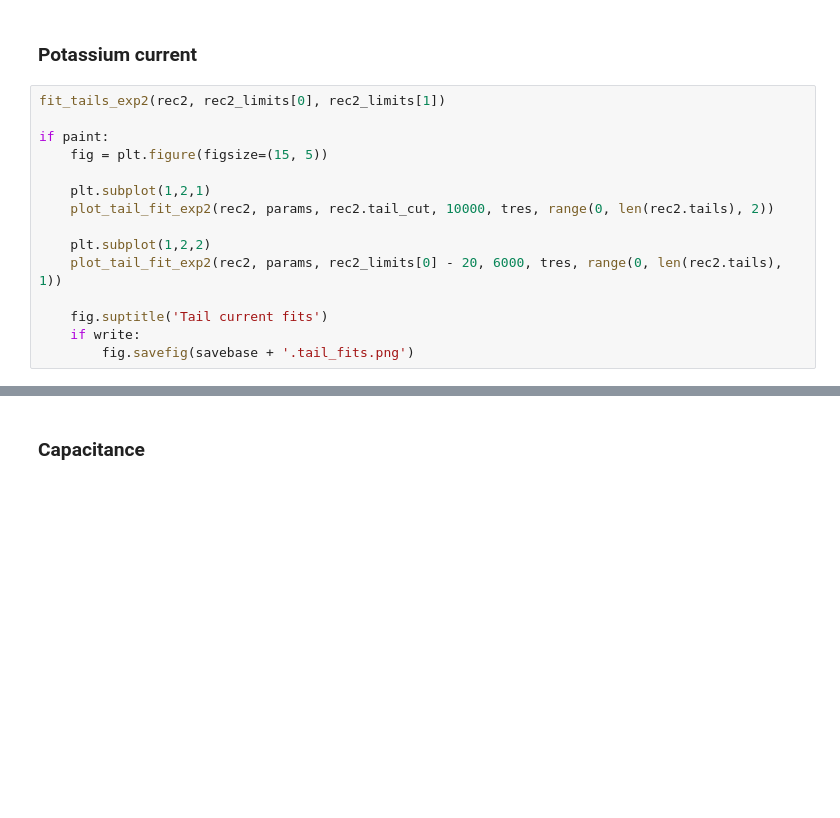
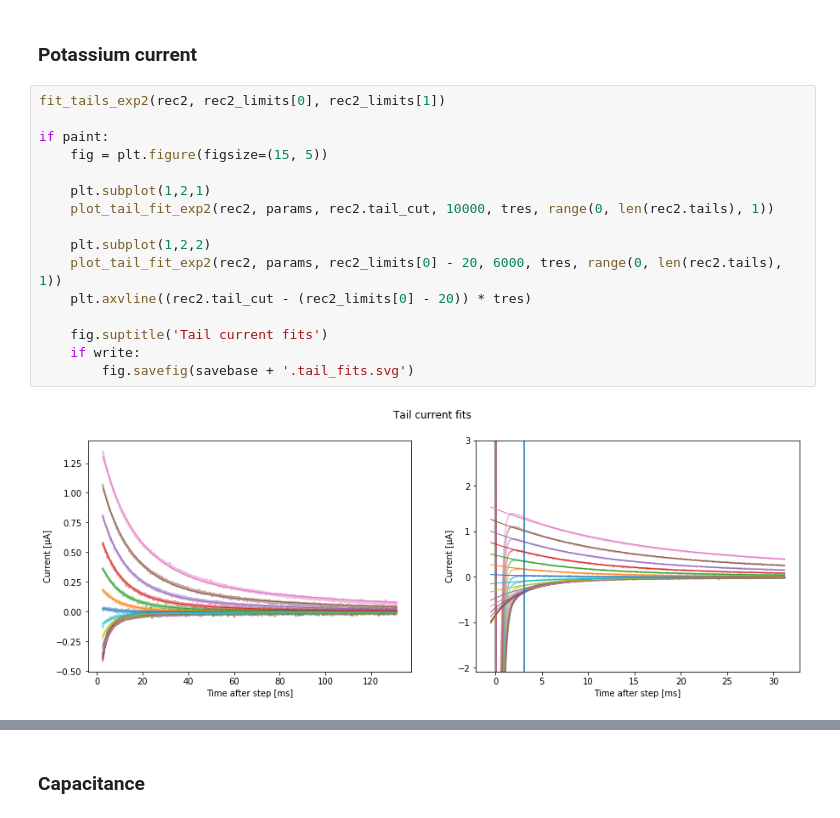
Before and after one commit to kernfel/mostips-analysis, a Jupyter notebook: Kv21.ipynb, the cells around one changed output, grey strips where cells are left out. Drawn from its saved outputs; the diff is of its cells as text; blank space fills up the shorter version.

```diff
--- a/Kv21.ipynb
+++ b/Kv21.ipynb
@@ -155,18 +182,21 @@ if paint:
 # %%
 fit_tails_exp2(rec2, rec2_limits[0], rec2_limits[1])
 
 if paint:
     fig = plt.figure(figsize=(15, 5))
 
     plt.subplot(1,2,1)
-    plot_tail_fit_exp2(rec2, params, rec2.tail_cut, 10000, tres, range(0, len(rec2.tails), 2))
+    plot_tail_fit_exp2(rec2, params, rec2.tail_cut, 10000, tres, range(0, len(rec2.tails), 1))
 
     plt.subplot(1,2,2)
     plot_tail_fit_exp2(rec2, params, rec2_limits[0] - 20, 6000, tres, range(0, len(rec2.tails), 1))
+    plt.axvline((rec2.tail_cut - (rec2_limits[0] - 20)) * tres)
 
     fig.suptitle('Tail current fits')
     if write:
-        fig.savefig(savebase + '.tail_fits.png')
+        fig.savefig(savebase + '.tail_fits.svg')
+# %% [output]
+[figure, added]
 # %%
 tail_t0 = [exp2_decay(0, rec2.pdecay[i]) for i in range(len(rec2.tails))]
 
```
Also changed, not shown: parts of 14 cells of this notebook, 1 other file.
